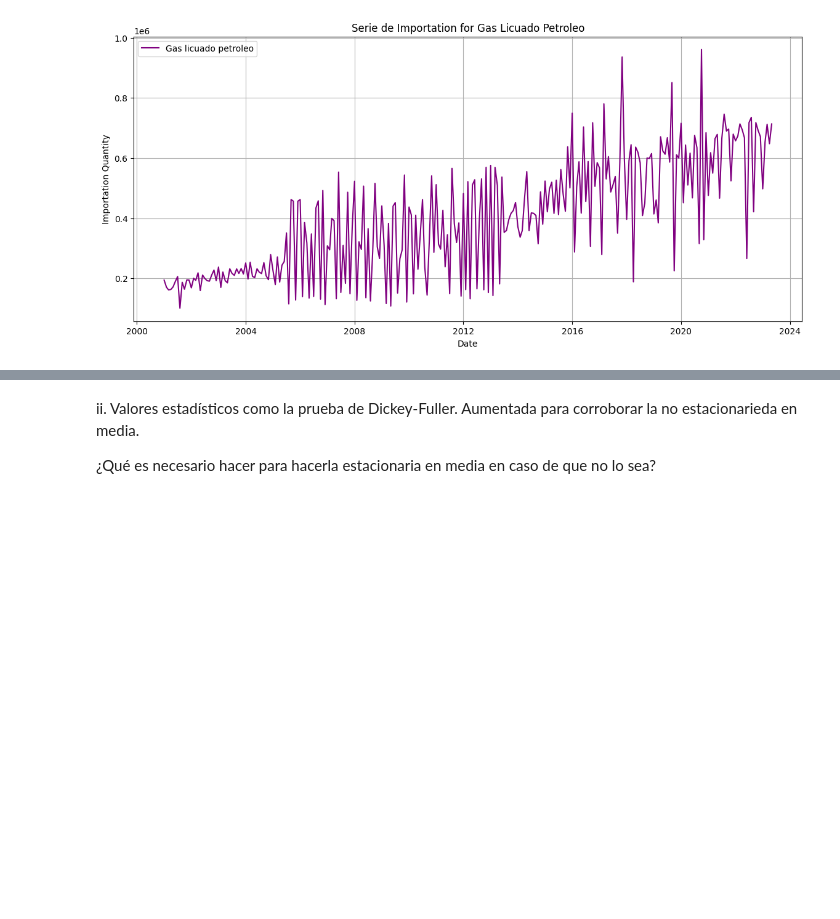
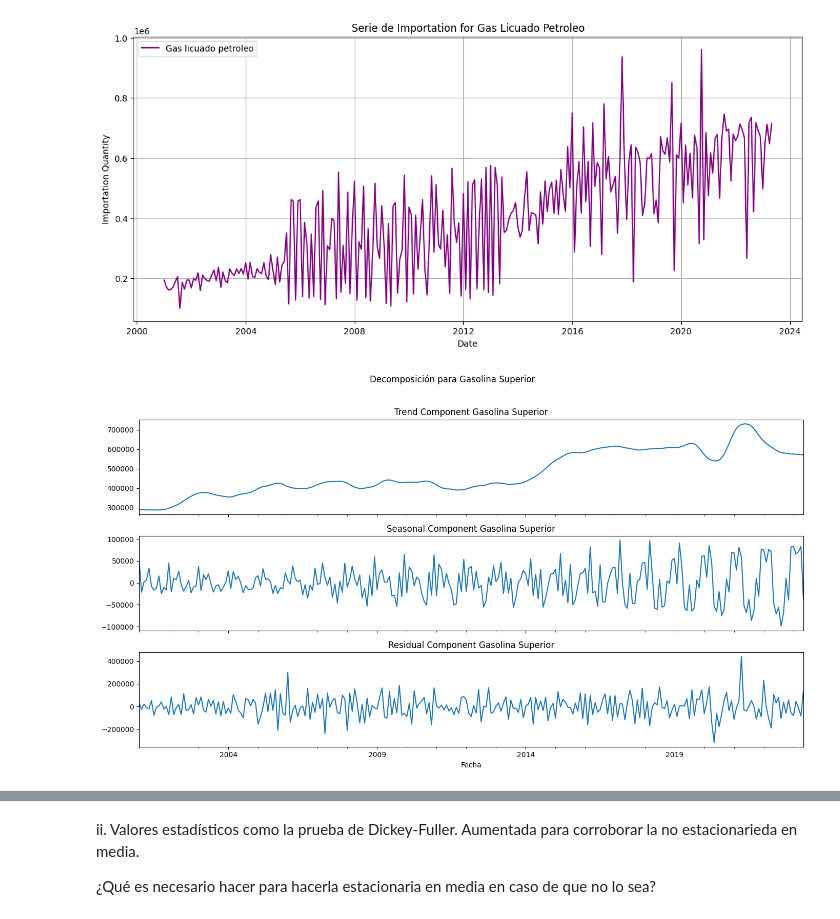
Before and after one commit to CrisLayB/DataScience_Lab02, a Jupyter notebook: ConsumoGasolina.ipynb, the cells around one changed output, grey strips where cells are left out. Cells and saved outputs as stored; diff of their text form; code cells hidden in the pictures; blank space fills up the shorter version.

```diff
--- a/ConsumoGasolina.ipynb
+++ b/ConsumoGasolina.ipynb
@@ -128,3 +128,20 @@ plt.legend()
 plt.show()
 # %% [output]
 [figure]
+# %%
+#descomposicion de las series
+
+from statsmodels.tsa.seasonal import STL
+gasolina_superior_series = df_import.set_index('Fecha')['Gasolina superior']
+
+stl_gasolina_superior = STL(gasolina_superior_series, seasonal=13)
+result_gasolina_superior = stl_gasolina_superior.fit()
+fig, (ax1, ax2, ax3) = plt.subplots(3, figsize=(14, 8), sharex=True)
+result_gasolina_superior.trend.plot(ax=ax1, title='Trend Component Gasolina Superior')
+result_gasolina_superior.seasonal.plot(ax=ax2, title='Seasonal Component Gasolina Superior')
+result_gasolina_superior.resid.plot(ax=ax3, title='Residual Component Gasolina Superior')
+plt.suptitle('Decomposición para Gasolina Superior')
+plt.tight_layout(rect=[0, 0, 1, 0.96])
+plt.show()
+# %% [output]
+[figure, added]
```
Also changed, not shown: parts of 3 cells of this notebook.
